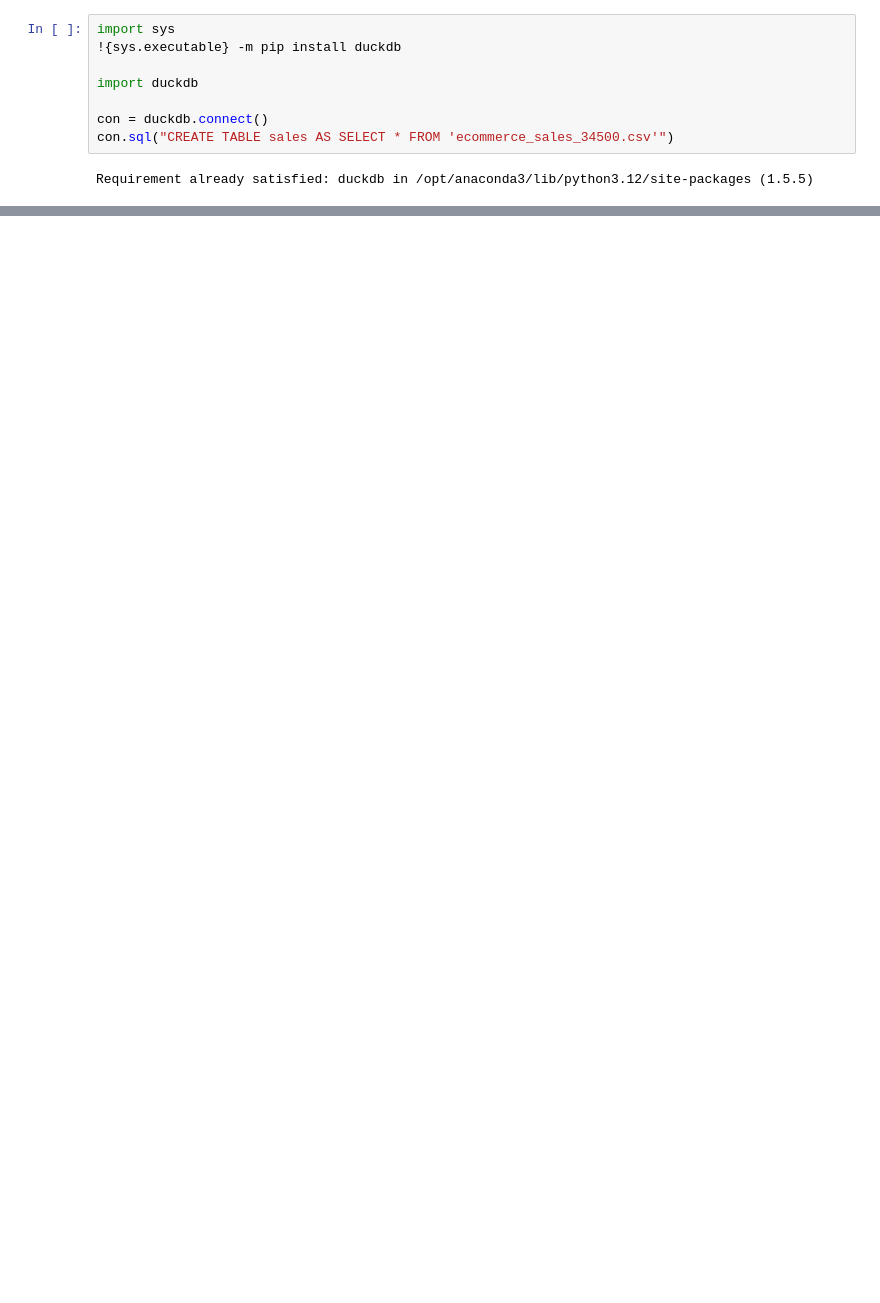
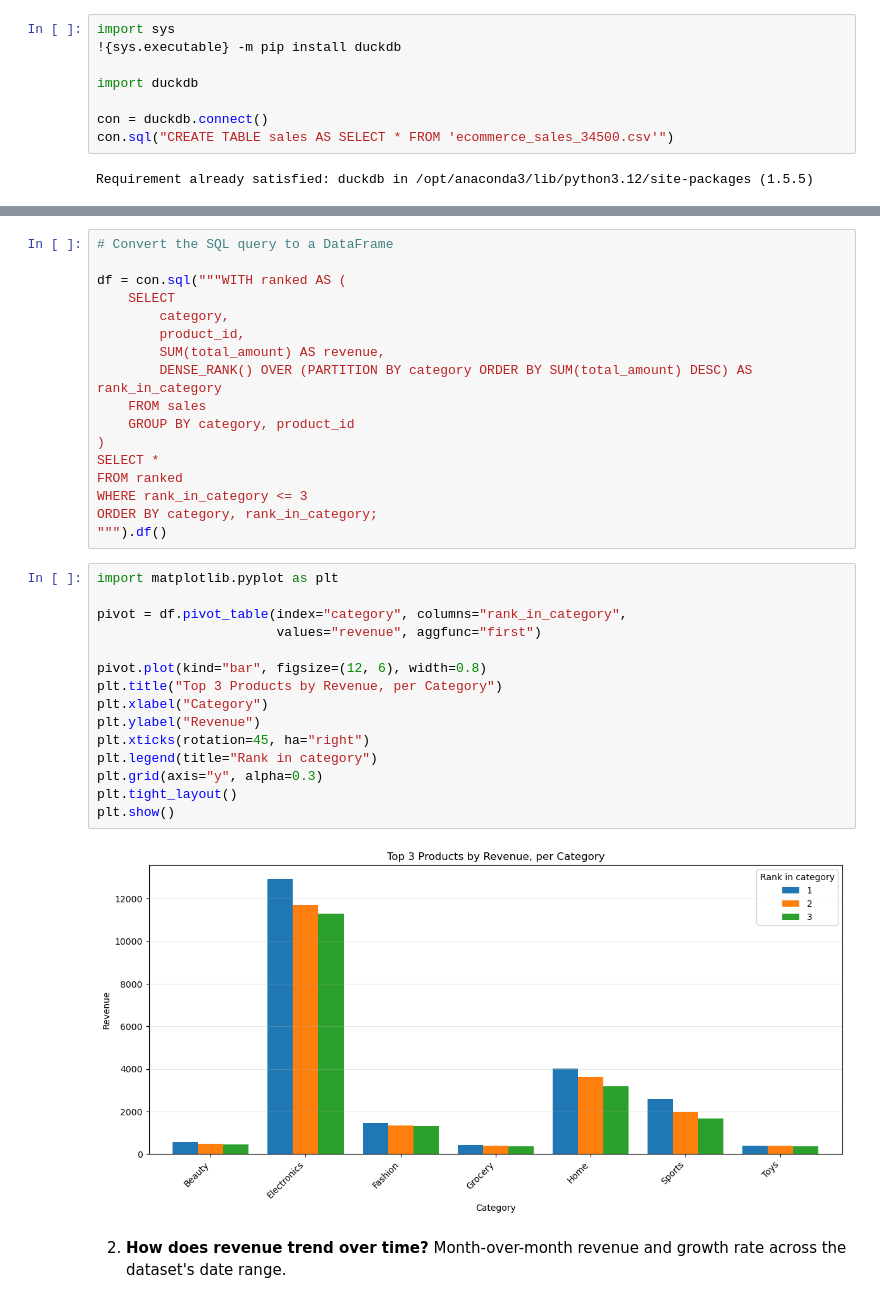
Before and after one commit to t-primero/e-commerce-analysis, a Jupyter notebook: ecommerce_analysis.ipynb, the cells around one changed output, grey strips where cells are left out. Saved outputs shown, nothing was run; the diff lists cells and outputs as text; blank space fills up the shorter version.

```diff
--- a/ecommerce_analysis.ipynb
+++ b/ecommerce_analysis.ipynb
@@ -51,0 +171,37 @@ con.sql("""
+# %%
+# Convert the SQL query to a DataFrame
+
+df = con.sql("""WITH ranked AS (
+    SELECT
+        category,
+        product_id,
+        SUM(total_amount) AS revenue,
+        DENSE_RANK() OVER (PARTITION BY category ORDER BY SUM(total_amount) DESC) AS rank_in_category
+    FROM sales
+    GROUP BY category, product_id
+)
+SELECT *
+FROM ranked
+WHERE rank_in_category <= 3
+ORDER BY category, rank_in_category;
+""").df()
+# %%
+import matplotlib.pyplot as plt
+
+pivot = df.pivot_table(index="category", columns="rank_in_category",
+                       values="revenue", aggfunc="first")
+
+pivot.plot(kind="bar", figsize=(12, 6), width=0.8)
+plt.title("Top 3 Products by Revenue, per Category")
+plt.xlabel("Category")
+plt.ylabel("Revenue")
+plt.xticks(rotation=45, ha="right")
+plt.legend(title="Rank in category")
+plt.grid(axis="y", alpha=0.3)
+plt.tight_layout()
+plt.show()
+# %% [output]
+[figure, added]
+# %% [markdown]
+2. **How does revenue trend over time?** Month-over-month revenue and growth
+   rate across the dataset's date range.
```
Also changed, not shown: parts of 13 cells of this notebook.
